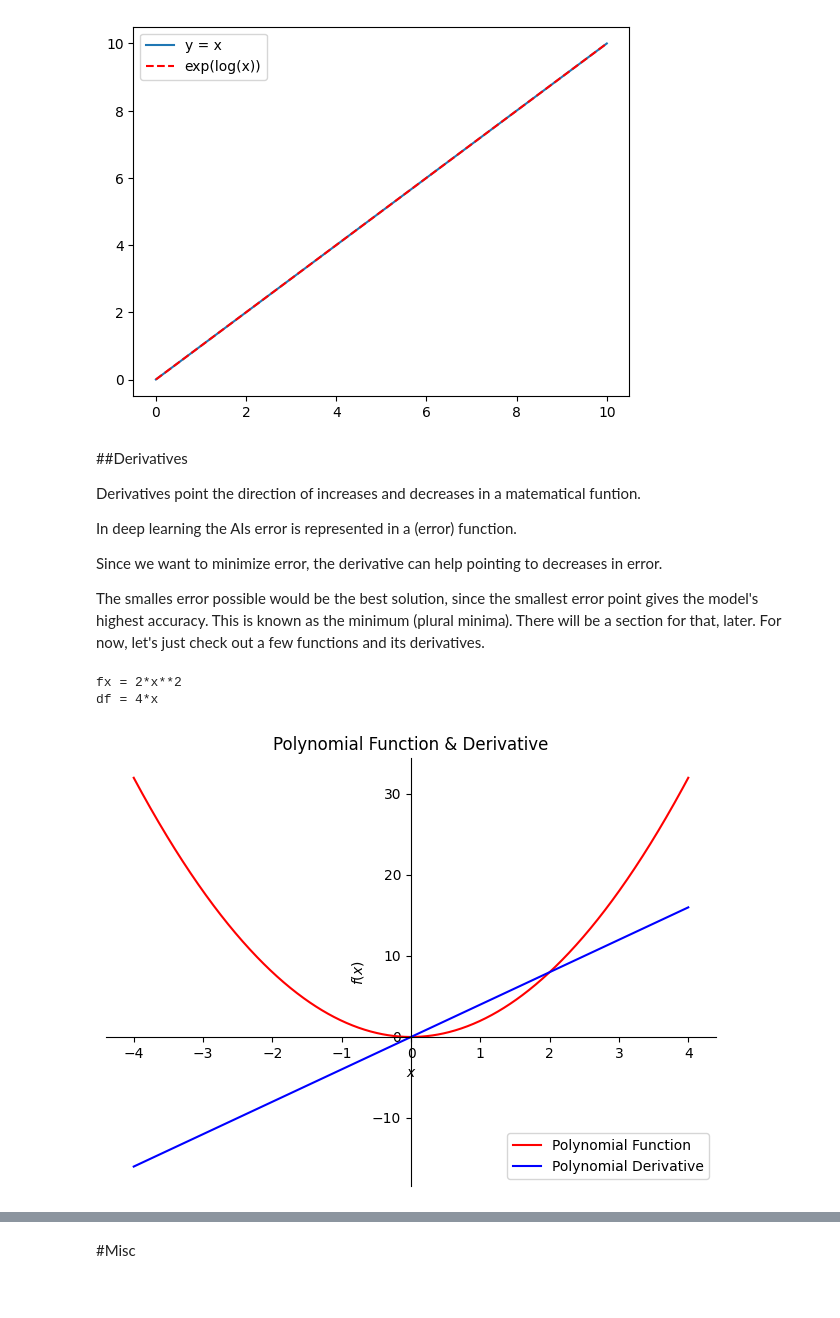
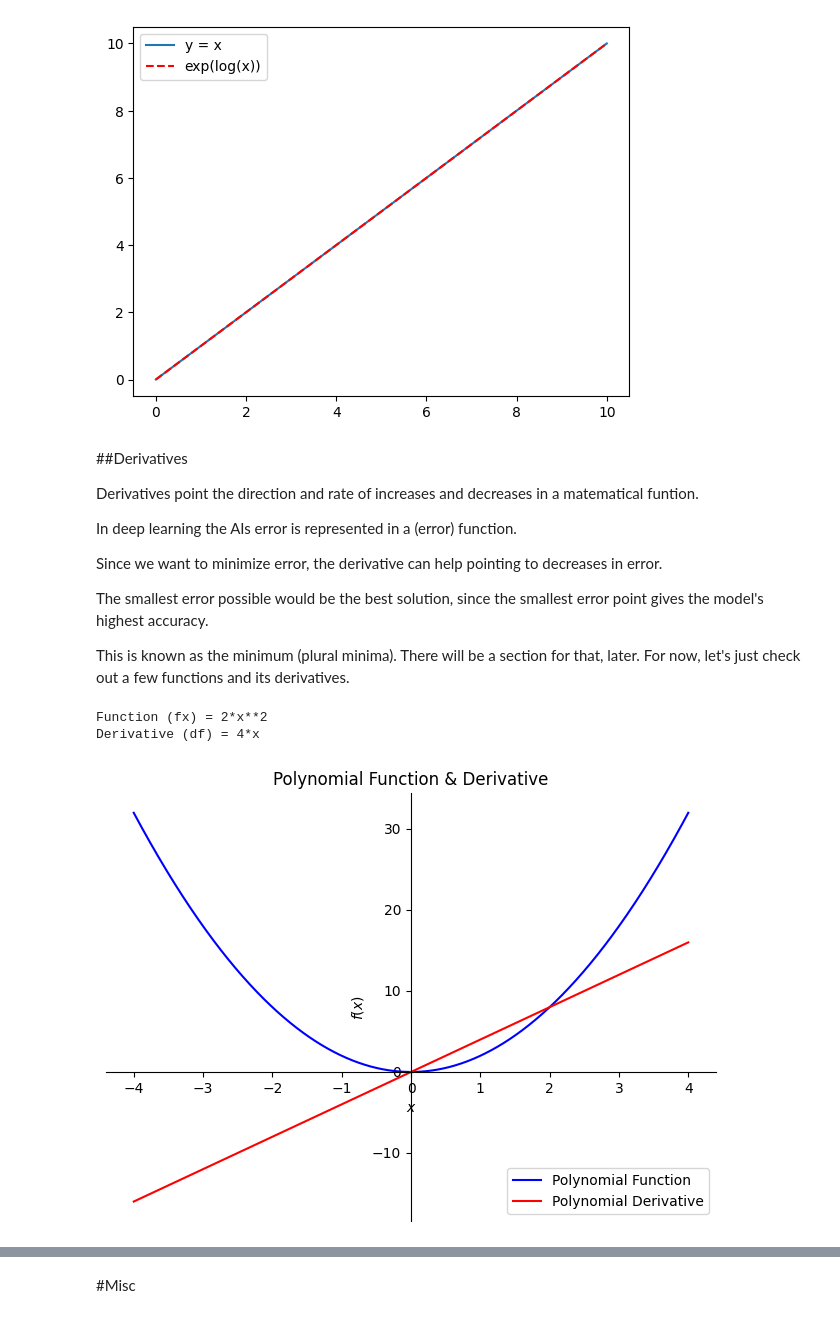
Before and after one commit to Salciano/ShowcasePython, a Jupyter notebook: Showcase.ipynb, the cells around one changed output, grey strips where cells are left out. Saved outputs shown, nothing was run; the diff lists cells and outputs as text; code cells hidden in the pictures.

```diff
--- a/Showcase.ipynb
+++ b/Showcase.ipynb
@@ -1926,10 +1959,12 @@ These 2 graphs llustrate how the log and exp cancel each other out, overlaping w
 # %% [markdown]
 ##Derivatives
 
-Derivatives point the direction of increases and decreases in a matematical funtion.
+Derivatives point the direction and rate of increases and decreases in a matematical funtion.
 
 In deep learning the AIs error is represented in a (error) function.
 
 Since we want to minimize error, the derivative can help pointing to decreases in error.
 
-The smalles error possible would be the best solution, since the smallest error point gives the model's highest accuracy. This is known as the minimum (plural minima). There will be a section for that, later. For now, let's just check out a few functions and its derivatives.
+The smallest error possible would be the best solution, since the smallest error point gives the model's highest accuracy.
+
+This is known as the minimum (plural minima). There will be a section for that, later. For now, let's just check out a few functions and its derivatives.
@@ -1936,32 +2014,32 @@ The smalles error possible would be the best solution, since the smallest error
 # %%
 #@title Polynomial Derivative > Sympy
 
 import matplotlib.pyplot as ploti
 import sympy # Symbolic Math in Python
 import sympy.plotting.plot as symplot
 
 x = sympy.symbols('x') # Sympy symbolic variable
 fx_poly = 2*x**2 # Polynomial Function > fx = 2*x**2
 df_poly = sympy.diff(fx_poly,x) # Derivative > df = 4*x
 
-print("fx =", fx_poly)
-print("df =", df_poly)
+print("Function (fx) =", fx_poly)
+print("Derivative (df) =", df_poly)
 
-fig1 = symplot(fx_poly,(x,-4,4),label="Polynomial Function",show=False,line_color="r")
-fig1.extend(symplot(df_poly,(x,-4,4),label="Polynomial Derivative",show=False,line_color="b"))
+fig1 = symplot(fx_poly,(x,-4,4),label="Polynomial Function",show=False,line_color="b")
+fig1.extend(symplot(df_poly,(x,-4,4),label="Polynomial Derivative",show=False,line_color="r"))
 fig1.legend = True
 fig1.title = "Polynomial Function & Derivative"
 fig1.show()
 
 #to plot them on individual figures
 #symplot(fx_poly,(x,-4,4),title="Polynomial Function")
 #ploti.show()
 #symplot(df_poly,(x,-4,4),title="Polynomial derivative")
 #ploti.show()
 # %% [output]
-fx = 2*x**2
-df = 4*x
+Function (fx) = 2*x**2
+Derivative (df) = 4*x
-[figure, old version]
+[figure, new version]
 # %%
 #@title ReLU Derivative > Sympy
 
```
Also changed, not shown: parts of 12 cells of this notebook.
